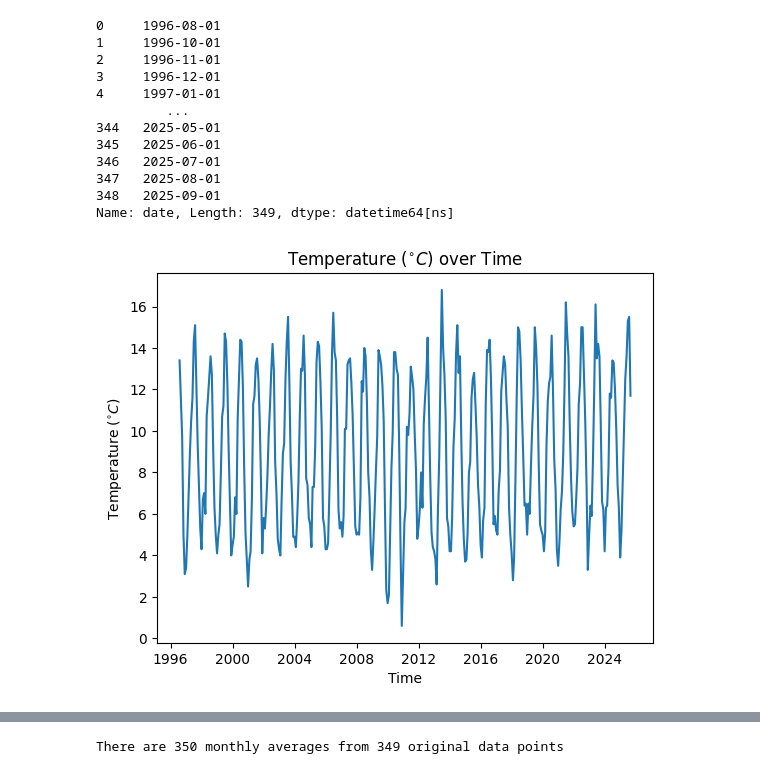
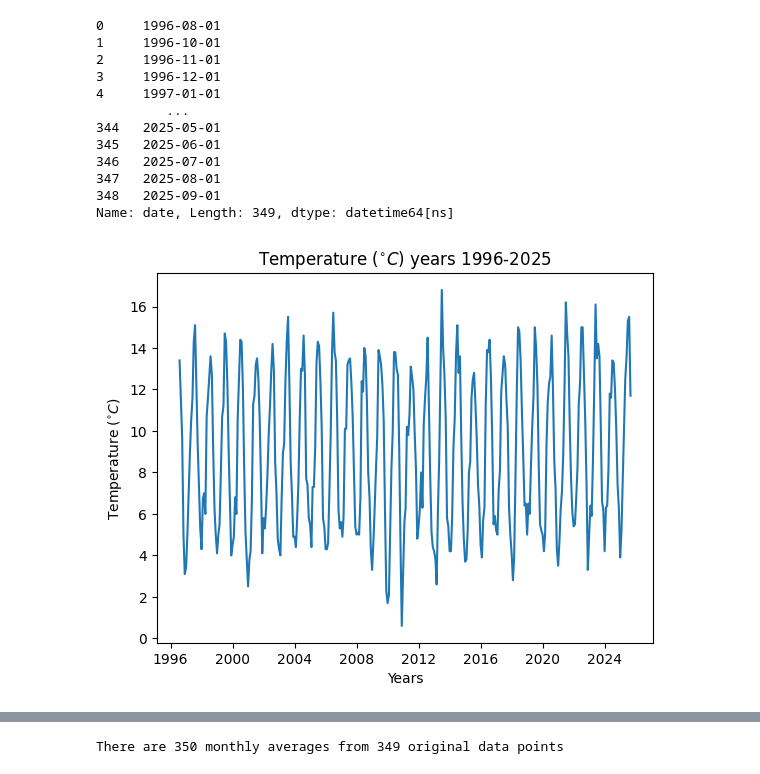
Before and after one commit to fin81985/PFDA-Assignments, a Jupyter notebook: assignment_6_Weather.ipynb, the cells around one changed output, grey strips where cells are left out. Drawn from its saved outputs; the diff is of its cells as text; code cells hidden in the pictures.

```diff
--- a/assignment_6_Weather.ipynb
+++ b/assignment_6_Weather.ipynb
@@ -62,17 +62,17 @@ Name: date, Length: 349, dtype: datetime64[ns]
 # %%
 
 
-# plot the mean temperature
+# plot the mean temperature from the dataset from 1996 to 2025
 
 fig, ax = plt.subplots()
 
 sns.lineplot(data=df, x="date", y="meant", ax=ax)
 
 # Use raw strings (r"...") to prevent invalid escape warnings
 ax.set_ylabel(r'Temperature ($^{\circ}C$)')
-ax.set_xlabel('Time')
-ax.set_title(r'Temperature ($^{\circ}C$) over Time')
+ax.set_xlabel('Years')
+ax.set_title(r'Temperature ($^{\circ}C$) years 1996-2025')
 
 plt.show()
 # %% [output]
-[figure, old version]
+[figure, new version]
```
Also changed, not shown: parts of 11 cells of this notebook.
